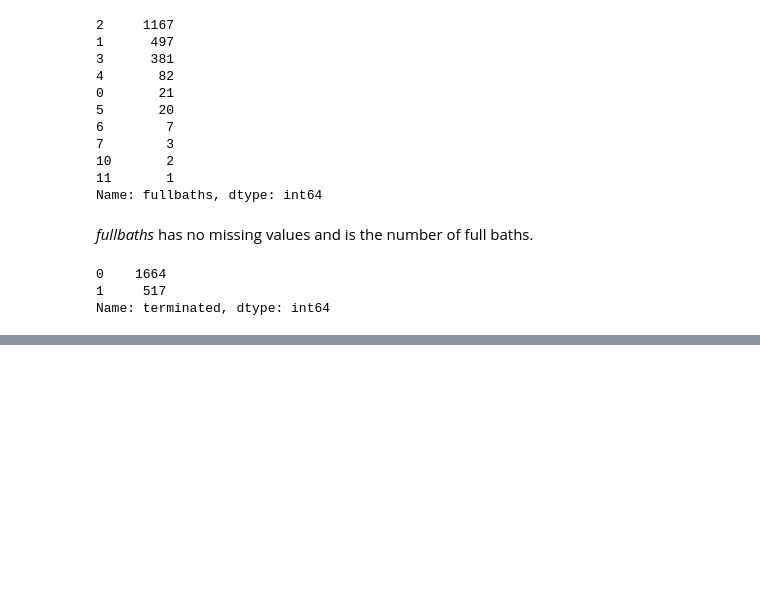
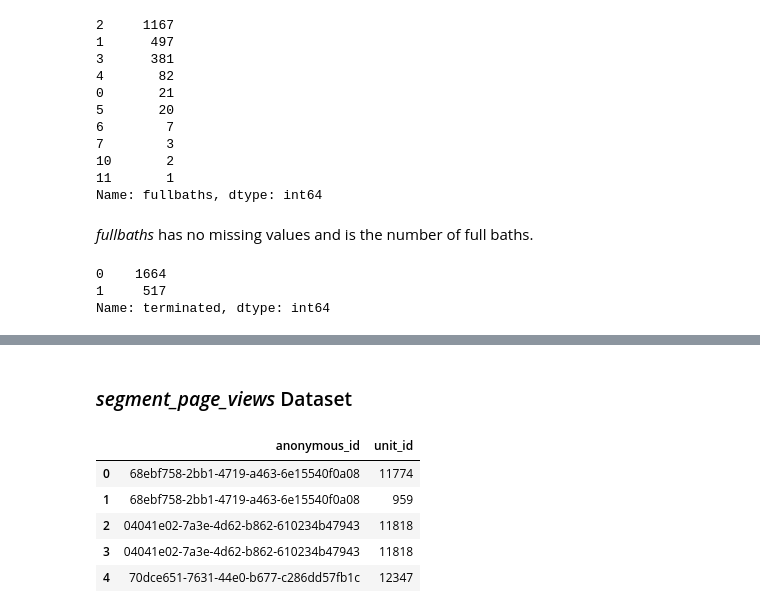
Before and after one commit to kenneth-liao/VacasaInterview, a Jupyter notebook: Vacasa Similar Unit Recommender.ipynb, the cells around one changed output, grey strips where cells are left out. Saved outputs shown, nothing was run; the diff lists cells and outputs as text; code cells hidden in the pictures; blank space fills up the shorter version.

```diff
--- a/Vacasa Similar Unit Recommender.ipynb
+++ b/Vacasa Similar Unit Recommender.ipynb
@@ -273,0 +311,12 @@ units[units.terminated==1]
+# %% [markdown]
+### *segment_page_views* Dataset
+# %%
+segment_page_views = pd.read_csv('data/segment page views.csv')
+segment_page_views.head()
+# %% [output]
+|  | anonymous_id | unit_id |
+| 0 | 68ebf758-2bb1-4719-a463-6e15540f0a08 | 11774 |
+| 1 | 68ebf758-2bb1-4719-a463-6e15540f0a08 | 959 |
+| 2 | 04041e02-7a3e-4d62-b862-610234b47943 | 11818 |
+| 3 | 04041e02-7a3e-4d62-b862-610234b47943 | 11818 |
+| 4 | 70dce651-7631-44e0-b677-c286dd57fb1c | 12347 |
```
Also changed, not shown: parts of 27 cells of this notebook.
